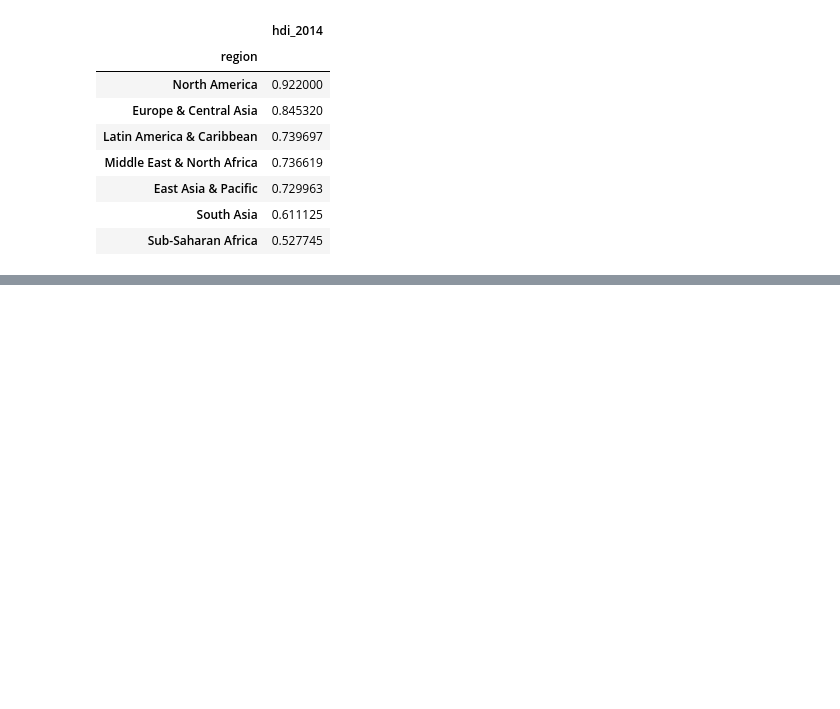
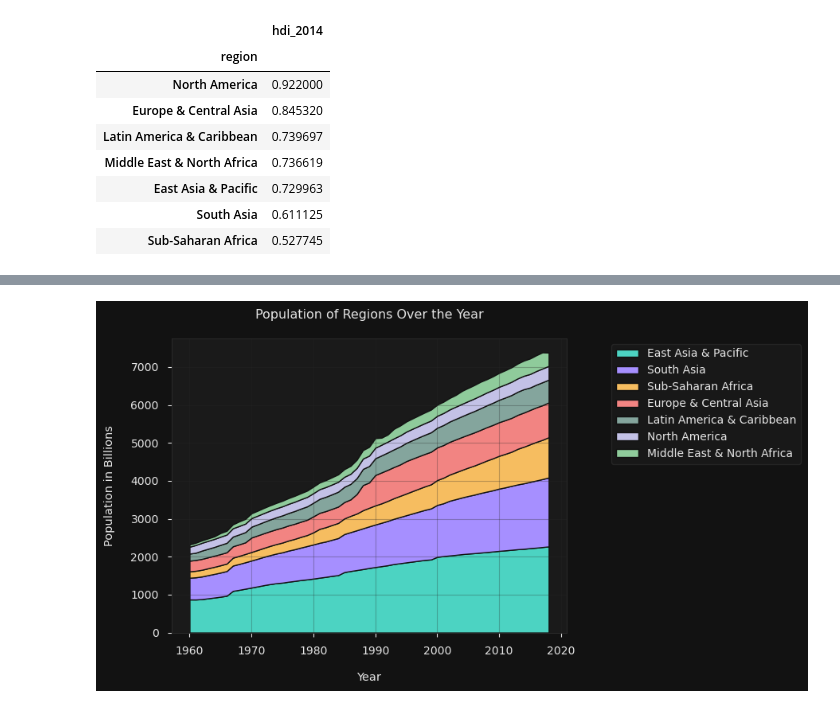
Before and after one commit to Kshitij-Chavan/World-Economic-Report-Analysis, a Jupyter notebook: notebooks/world_economic_report_analysis.ipynb, the cells around one changed output, grey strips where cells are left out. Drawn from its saved outputs; the diff is of its cells as text; code cells hidden in the pictures; blank space fills up the shorter version.

```diff
--- a/notebooks/world_economic_report_analysis.ipynb
+++ b/notebooks/world_economic_report_analysis.ipynb
@@ -199,0 +239,26 @@ wb_hdi_by_region
+# %%
+# Plotting Stackchart for showing Population of Regions Over the Years
+
+fig,ax = plt.subplots()
+
+# Sort Regions by there latest GDP (2018)
+sort_region = regions_population_years.iloc[-1].sort_values(ascending = False).index
+
+# Plotting Stackplot
+ax.stackplot(
+    regions_population_years.index,
+    [regions_population_years[region] for region in sort_region],
+    labels = sort_region,
+    colors=[region_colors[region] for region in sort_region]
+)
+
+# Setting Title and Labels
+ax.set_title('Population of Regions Over the Year',),
+ax.set_xlabel('Year'),
+ax.set_ylabel('Population in Billions')
+
+
+ax.legend(bbox_to_anchor = (1.1,1))
+plt.show()
+# %% [output]
+[figure, added]
```
Also changed, not shown: parts of 6 cells of this notebook.
